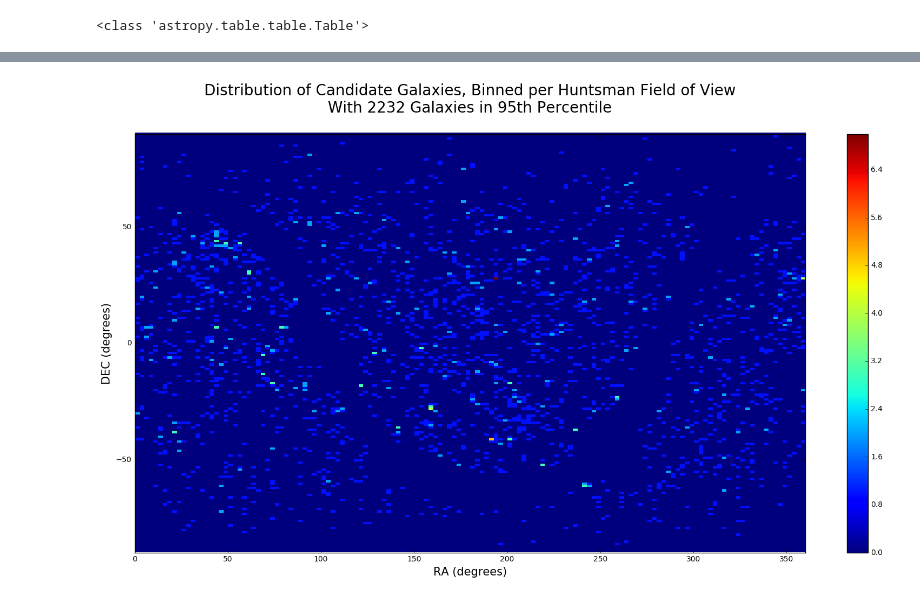
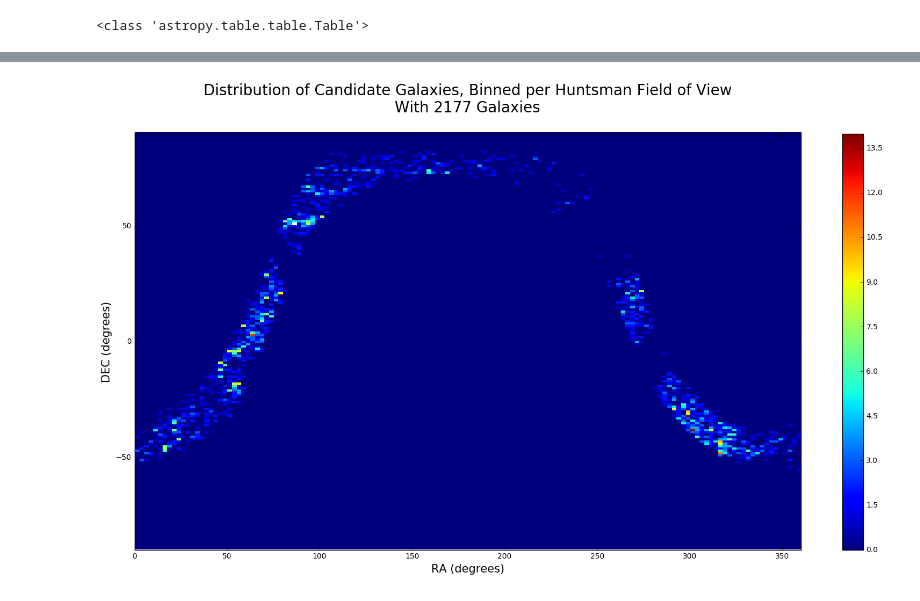
Before and after one commit to panoptes/POCS, a Jupyter notebook: notebooks/Generating_Sky_Maps.ipynb, the cells around one changed output, grey strips where cells are left out. Cells and saved outputs as stored; diff of their text form; code cells hidden in the pictures.

```diff
--- a/notebooks/Generating_Sky_Maps.ipynb
+++ b/notebooks/Generating_Sky_Maps.ipynb
@@ -494,0 +455,9 @@ perc95['_RAJ2000', '_DEJ2000', 'Ktmag']
+# %%
+dp_dV = prob[ipix]*distnorm[ipix]*norm(distmu[ipix], distsigma[ipix]).pdf(r) / pixarea
+
+thet, ph = hp.pix2ang(nside, ipix)
+ra = np.degrees(ph)[dp_dV >= np.nanpercentile(dp_dV,95)]
+dec = np.degrees(thet-0.5*np.pi)[dp_dV >= np.nanpercentile(dp_dV,95)]
+
+plt.hist2d(ra, dec, bins=[144,144], cmax=20,range=np.array([(0,360), (-90,90)]))
+plt.show()
@@ -494,0 +493,3 @@ perc95['_RAJ2000', '_DEJ2000', 'Ktmag']
+# %%
+top50 = cat_now[dp_dV >= np.nanpercentile(dp_dV,95)]
+top50['_RAJ2000', '_DEJ2000', 'Ktmag']
@@ -495,27 +517,24 @@ perc95['_RAJ2000', '_DEJ2000', 'Ktmag']
 # %%
-cords_ra_now = []
-cords_dec_now = []
-cords_dec_sin_now = []
-cords_now = []
-for cand in perc95:
-    cords_ra_now.append(float(cand['_RAJ2000']))
-    cords_dec_sin_now.append(m.sin(m.radians(float(cand['_DEJ2000']))))
-    cords_dec_now.append(float(cand['_DEJ2000']))
-    cords_now.append([float(cand['_RAJ2000']), float(cand['_DEJ2000']), cand['SimbadName']])
-
-sin_dec = np.linspace(0,1,29)
-ra_deg = np.linspace(0,360,144)
+cords_ra = []
+cords_dec = []
+cords_dec_sin = []
+cords = []
+for cand in top50:
+    cords_ra.append(float(cand['_RAJ2000']))
+    cords_dec_sin.append(m.sin(m.radians(float(cand['_DEJ2000']))))
+    cords_dec.append(float(cand['_DEJ2000']))
+    cords.append([float(cand['_RAJ2000']), float(cand['_DEJ2000']), cand['SimbadName']])
 
 plt.figure(figsize=(20,10))
-plt.hist2d(cords_ra_now, cords_dec_now, bins = [144, 180],cmax=10, range=np.array([(0,360), (-90,90)]))
+plt.hist2d(cords_ra, cords_dec, bins = [144, 180],cmax=15, range=np.array([(0,360), (-90,90)]))
 
 plt.xlabel('RA (degrees)', fontsize = 15)
 plt.ylabel('DEC (degrees)', fontsize = 15)
-plt.title('Distribution of Candidate Galaxies, Binned per Huntsman Field of View\n With '+ str(len(cords))
-          +' Galaxies in 95th Percentile \n', fontsize = 20)
+plt.title('Distribution of Candidate Galaxies, Binned per Huntsman Field of View\n With '
+          + str(len(top50))+' Galaxies \n', fontsize = 20)
 plt.xlim(0, 360)
 plt.ylim(-90, 90)
 plt.colorbar()
 plt.show()
 # %% [output]
-[figure, old version]
+[figure, new version]
```
Also changed, not shown: parts of 16 cells of this notebook, 1 other file.
